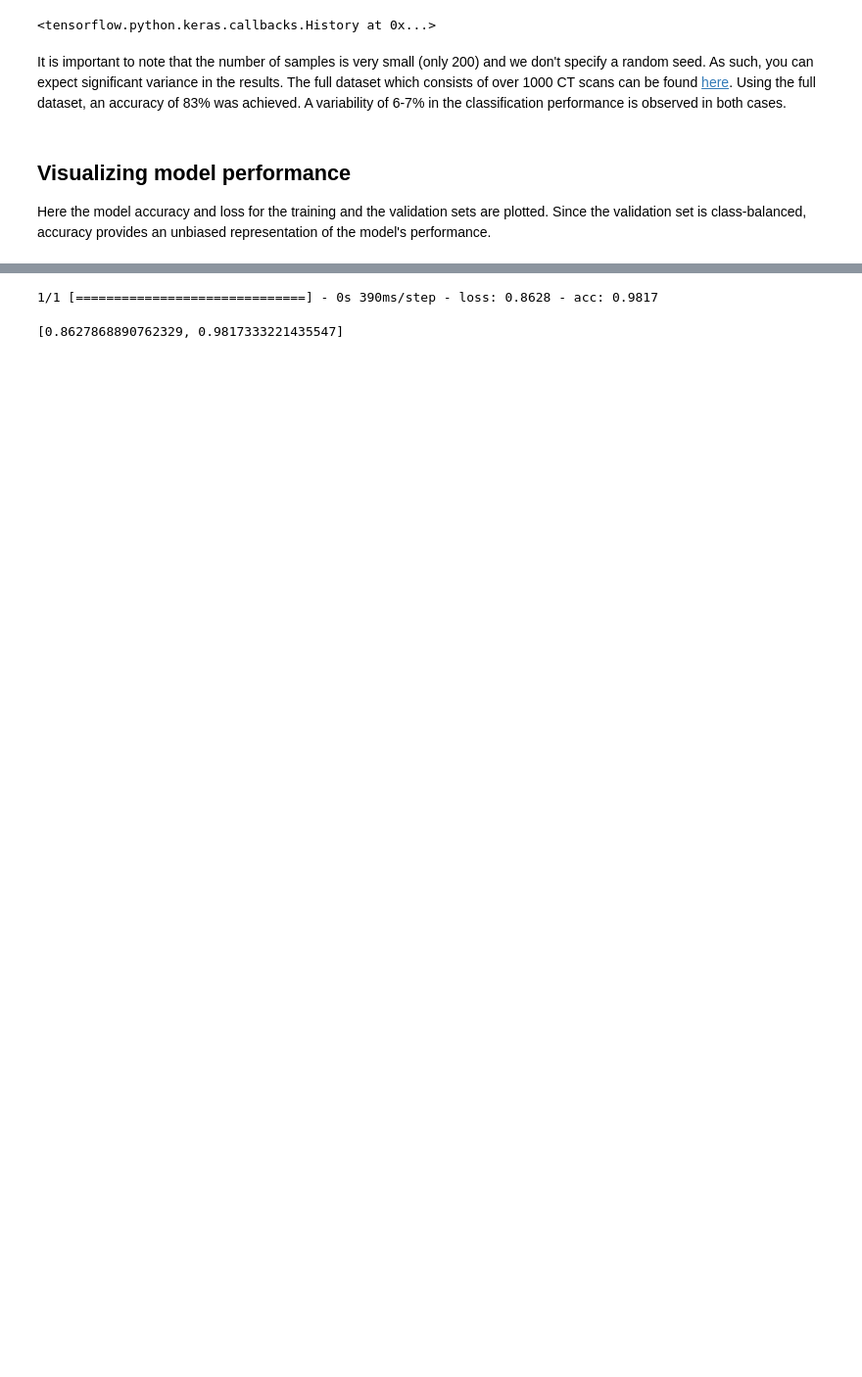
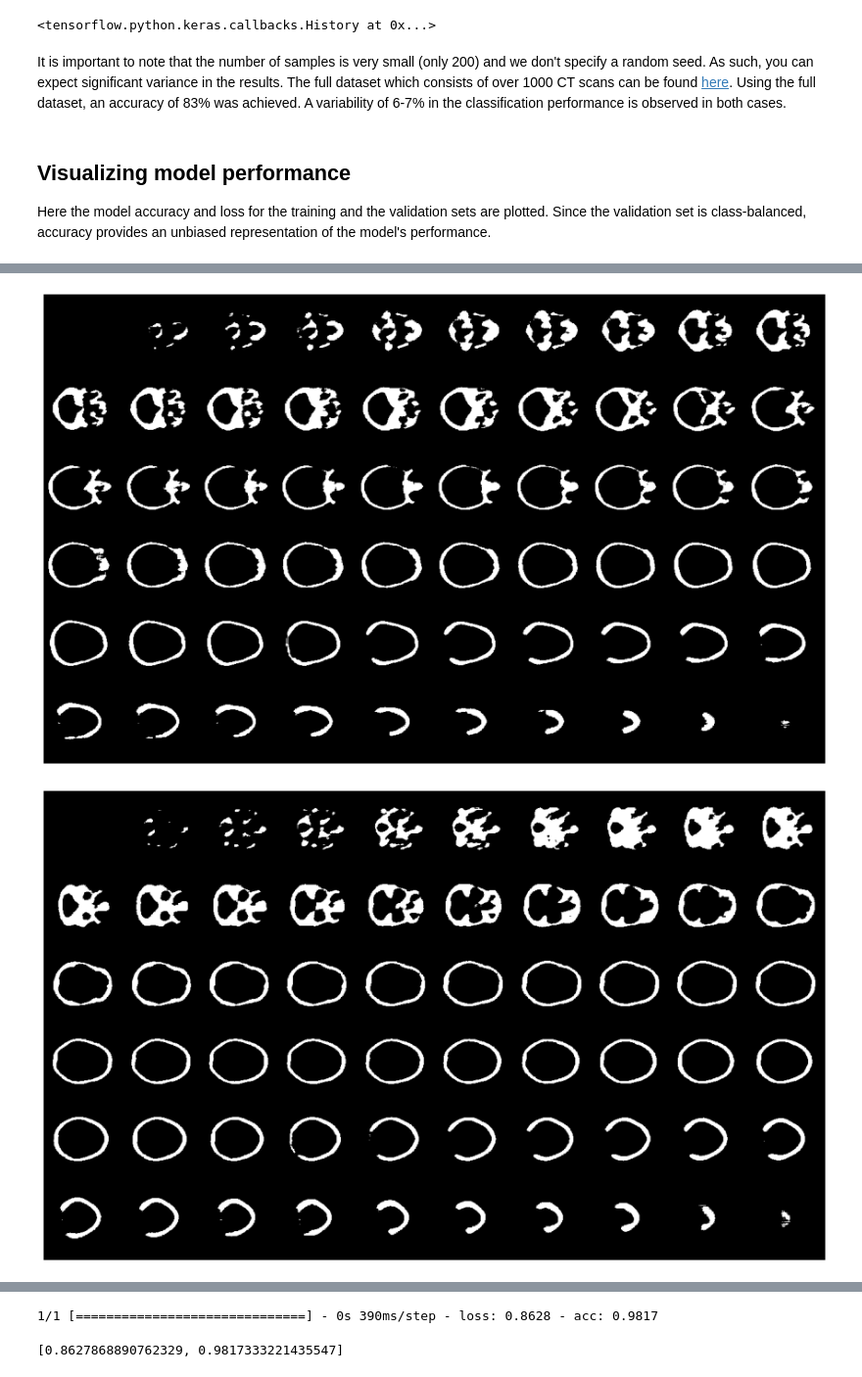
Before and after one commit to JonathanKeav/autoimplant-project, a Jupyter notebook: 3D_implant-generation-skull.ipynb, the cells around one changed output, grey strips where cells are left out. Shown at 98% size. Drawn from its saved outputs; the diff is of its cells as text; code cells hidden in the pictures; blank space fills up the shorter version.

```diff
--- a/3D_implant-generation-skull.ipynb
+++ b/3D_implant-generation-skull.ipynb
@@ -172,9 +196,9 @@ def build_dataset_and_train_test_split(train_size, normal_scan_paths, abnormal_s
 
     # split
     x_train = abnormal_scans[:train_size]
-    y_train = normal_scans[:train_size]
+    y_train = normal_scans[:train_size].astype("float32")
     x_val = abnormal_scans[train_size:]
-    y_val = normal_scans[train_size:]
+    y_val = normal_scans[train_size:].astype("float32")
 
     return x_train, y_train, x_val, y_val
 # %% [markdown]
@@ -498,0 +592,43 @@ for i, metric in enumerate(["acc", "loss"]):
+# %%
+#!pip install sklearn
+# model.load_weights("3d_implant_generation003.h5")
+avg_dice_loss_scores = []
+predictions = []
+
+for i in range(y_val.shape[0]):
+    prediction= model.predict(np.expand_dims(x_val[i], axis=0))[0]
+    predictions.append(prediction)
+
+for ls in np.linspace(0.9999,1,2):
+    dice_loss_scores = []
+    #for i in range(y_val.shape[0]):
+    for i in range(5):
+        prediction = predictions[i]
+
+#         print(prediction[:,:,:,0].shape)
+#         print(y_val[i].shape)
+        #dice_loss_scores.append(DiceLoss(np.where(prediction[:,:,:,0]>ls,1,0),y_val[i].astype('float32')).numpy())
+        #dice_loss_scores.append(dice_coef(np.where(prediction[:,:,:,0]>ls,1,0),y_val[i].astype('float32')).numpy())
+        plot_slices(6, 10, 128, 128,np.where(prediction[:,:,:,0]>ls,1,0)[:, :, :60])
+        dice_loss_scores.append(dice_coeff(np.where(prediction[:,:,:,0]>ls,1,0),y_val[i].astype('float32')).numpy())
+
+
+    avg_dice_loss_scores.append(sum(dice_loss_scores) / len(dice_loss_scores))
+
+
+
+# import scipy
+# from sklearn.metrics import accuracy_score
+
+# def thr_to_accuracy(thr, y_val, predictions):
+#    return -accuracy_score(y_val, np.array(predictions>thr, dtype=np.int))
+
+# i = 0
+# prediction = model.predict(np.expand_dims(x_val[i], axis=0))[0]
+# best_thr = scipy.optimize.fmin(thr_to_accuracy, args=(y_val[i].astype('float32'), prediction.astype('float32')), x0=0.5)
+# print(best_thr) 0.7988993108272553, 0.8067788561185201, 0.8263887107372284, 0.8588930189609527
+
+# 0.61966314315795, 0.6614419718583425, 0.6997271835803985, 0.7296699345111847
+# %% [output]
+[figure, added]
+[figure, added]
```
Also changed, not shown: parts of 42 cells of this notebook, 1 other file.
